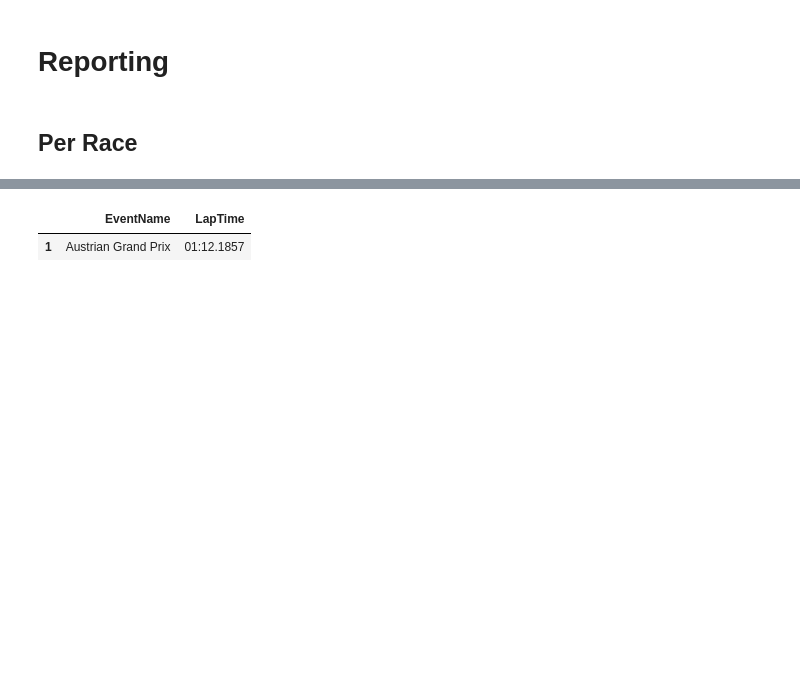
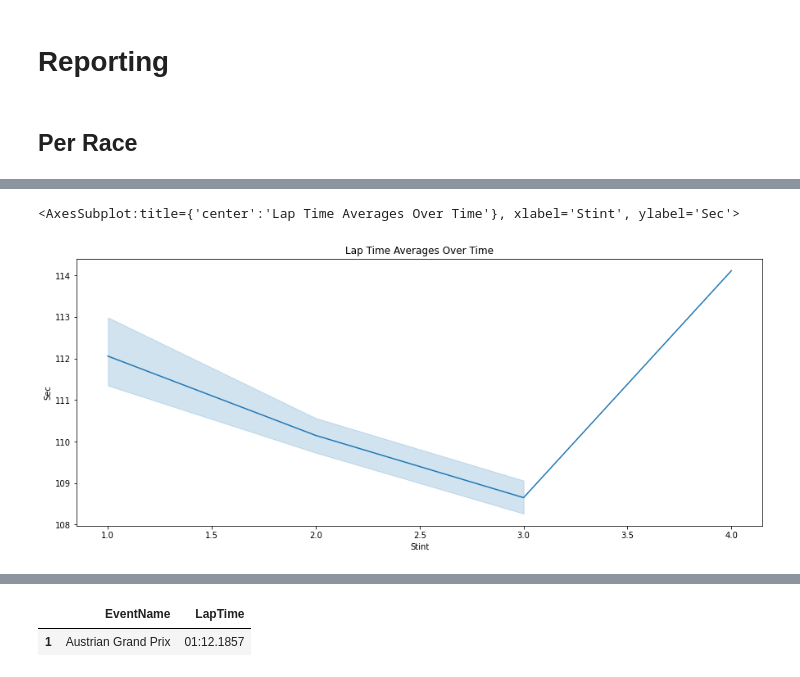
Before and after one commit to MyNameIsCalvinDavis/Data-Science, a Jupyter notebook: F1/F1.ipynb, the cells around one changed output, grey strips where cells are left out. Drawn from its saved outputs; the diff is of its cells as text; code cells hidden in the pictures; blank space fills up the shorter version.

```diff
--- a/F1/F1.ipynb
+++ b/F1/F1.ipynb
@@ -673,7 +673,9 @@ pit_times[["EventName", "Driver", "ClassifiedPosition", "PitTime"]]
 # %%
 # Summary
 # Teams: XYZ
-race = "Austrian Grand Prix"
+# British Grand Prix / Belgian Grand Prix / Austrian Grand Prix
+
+race = "Belgian Grand Prix"
 team_rep = ' -- '.join(laps_raw[laps_raw["EventName"] == race].sort_values("Team")["Team"].unique())
 print(team_rep)
 
@@ -699,14 +701,30 @@ print("Lap Time:", laps.to_string(header=False, index=False))
 # Lap time per stint
 laps = laps_raw[["EventName", "LapTime", "Stint", "Sec"]][laps_raw["EventName"] == race]
 laps = laps.groupby(["EventName", "Stint"]).sum().reset_index()[["Stint", "Sec"]]
+tot_sec = laps["Sec"].sum()
+laps["Pct"] = (laps["Sec"] / tot_sec * 100).astype(str).str[:5] + "%"
 for idx, item in enumerate(laps["Sec"]):
-    laps["Sec"].iloc[idx] = str(datetime.timedelta(seconds=item))
-    laps["Sec"].iloc[idx] = laps["Sec"].iloc[idx].zfill(15)
+    laps["Sec"].iloc[idx] = str(datetime.timedelta(seconds=item))[:-3]
+    laps["Sec"].iloc[idx] = laps["Sec"].iloc[idx].zfill(12)
 print("Time Per Stint:\n", laps.to_string(index=False, header=False))
+
+# Total Lap Times of Stints, Per Compound
+laps = laps_raw[laps_raw["EventName"] == race]
+laps = laps.groupby(["Compound", "Stint"]).sum().reset_index()[["Compound", "Stint", "Sec"]]
+for idx, item in enumerate(laps["Sec"]):
+    laps["Sec"].iloc[idx] = str(datetime.timedelta(seconds=item))[:-3].zfill(12)
+print("Time Per Stint, Per Compound:\n", laps.to_string(index=False, header=False))
+
+
+
+
+
+
+
 
 
 # AVERAGES
-print("====\nPit Stops:", pit_stops[pit_stops["EventName"] == race][["PitStops"]].mean().iloc[0])
+print("\n================\n\nPit Stops:", pit_stops[pit_stops["EventName"] == race][["PitStops"]].mean().iloc[0])
 print("Pit Time:", str(pit_times[pit_times["EventName"] == race]["PitTime"].mean())[7:-6])
 print("Laps Completed:", laps_raw.groupby(["EventName", "Driver"]).last().reset_index()[["EventName", "Driver", "LapNumber"]]["LapNumber"].mean())
 lapsg = laps_raw[laps_raw["EventName"] == race].groupby(["Driver", "Compound"]).count().reset_index().groupby("Compound").mean().reset_index()[["Compound", "Time"]]
@@ -714,34 +732,34 @@ print("Compound Usage:\n", lapsg.to_string(header=False, index=False))
 laps = laps_raw[["EventName", "Driver", "LapTimeDt"]].groupby(["EventName"]).mean().reset_index().sort_values("EventName")
 laps = laps[laps["EventName"] == race]
 laps["LapTime"] = parse_laptime_ymdhms(laps["LapTimeDt"])
-laps = laps.drop(columns=["LapTimeDt"])
+laps = laps.drop(columns=["LapTimeDt", "EventName"])
 # Avg lap time
 print("Lap Time:", laps.to_string(index=False, header=False))
 
 # Lap Time Per Stint
-print("Lap Time Per Stint:\n", laps.to_string(index=False, col_space=5, header=False))
 laps = laps_raw[["EventName", "LapTime", "Stint", "Sec"]][laps_raw["EventName"] == race]
 laps = laps.groupby(["EventName", "Stint"]).mean().reset_index()[["Stint", "Sec"]]
 for idx, item in enumerate(laps["Sec"]):
-    laps["Sec"].iloc[idx] = str(datetime.timedelta(seconds=item))
-    laps["Sec"].iloc[idx] = laps["Sec"].iloc[idx].zfill(15)
+    laps["Sec"].iloc[idx] = str(datetime.timedelta(seconds=item))[:-3]
+    laps["Sec"].iloc[idx] = laps["Sec"].iloc[idx].zfill(12)
 print("Time Per Stint:\n", laps.to_string(index=False, header=False))
 
-
-# Average Lap Time per Stint:
-# 1. X
-# 2. Y
-
 # Average Lap Times of Stints, Per Compound
-
+laps = laps_raw[laps_raw["EventName"] == race]
+laps["LapTime"] = convert_days_format_to_datetime(laps["LapTime"])
+laps = laps[["LapTime", "Stint", "Compound"]].groupby(["Compound", "Stint"]).mean().reset_index()
+laps["LapTime"] = parse_laptime_ymdhms(laps["LapTime"])
+print("Lap Time Of Stints Per Compound:\n", laps.to_string(header=False, index=False))
 
 # Graph of Lap Averages over time for this race
+lapsg = laps_raw[laps_raw["EventName"] == race][["Driver", "Stint", "LapTime", "Sec"]].groupby(["Driver", "Stint"]).mean().reset_index()
 
+fig = plt.figure(figsize=(15,6))
+gs = gridspec.GridSpec(1,1)
+ax = fig.add_subplot(gs[0,0])
+ax.set_title("Lap Time Averages Over Time")
 
-
-
-
-# Table of average Lap Time
+sns.lineplot(data=lapsg, x="Stint", y="Sec", ax=ax)
 
 
 
@@ -812 +830,3 @@ Time Per Stint:
+<AxesSubplot:title={'center':'Lap Time Averages Over Time'}, xlabel='Stint', ylabel='Sec'>
+[figure, added]
 # %%
```
Also changed, not shown: parts of 3 cells of this notebook.
